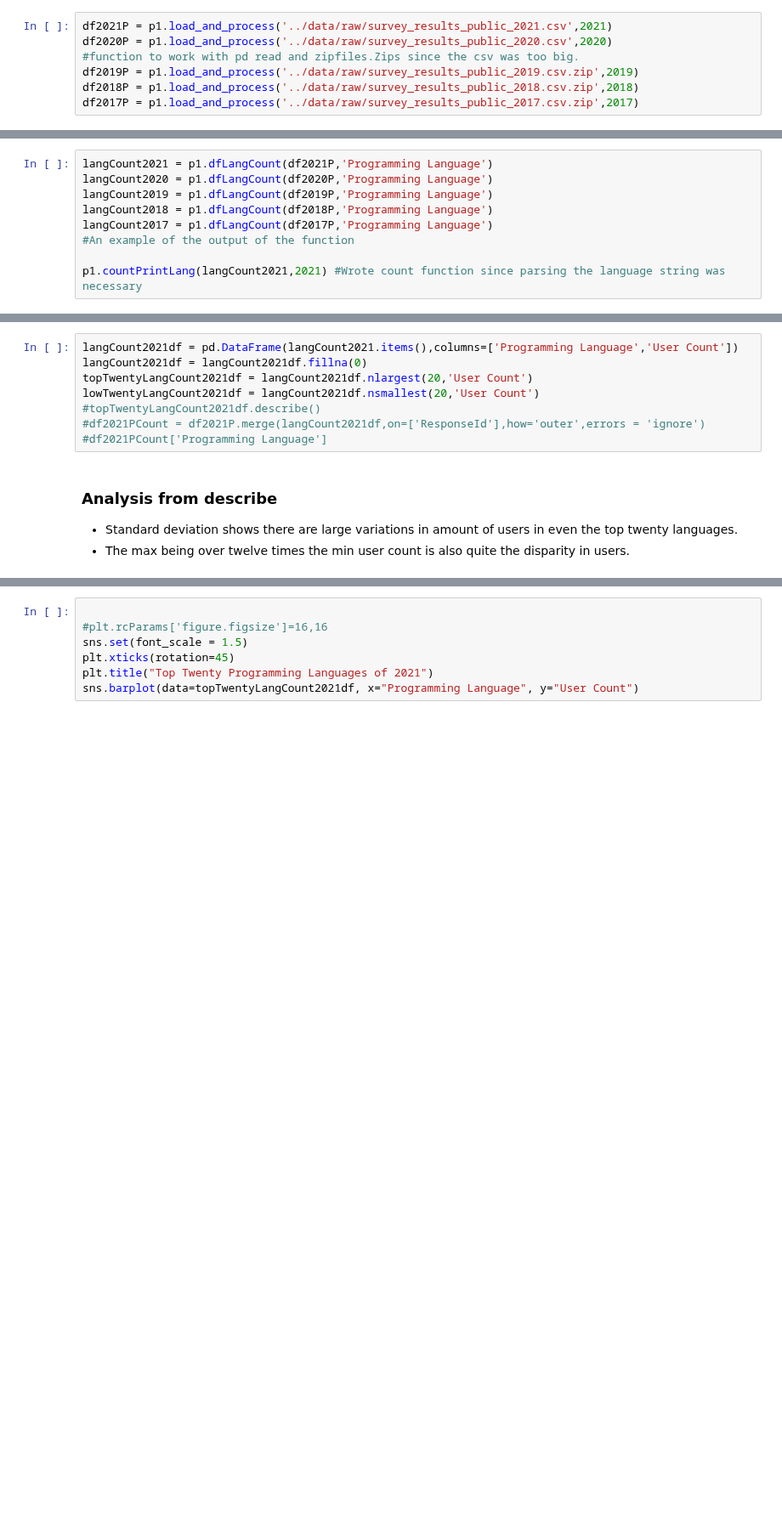
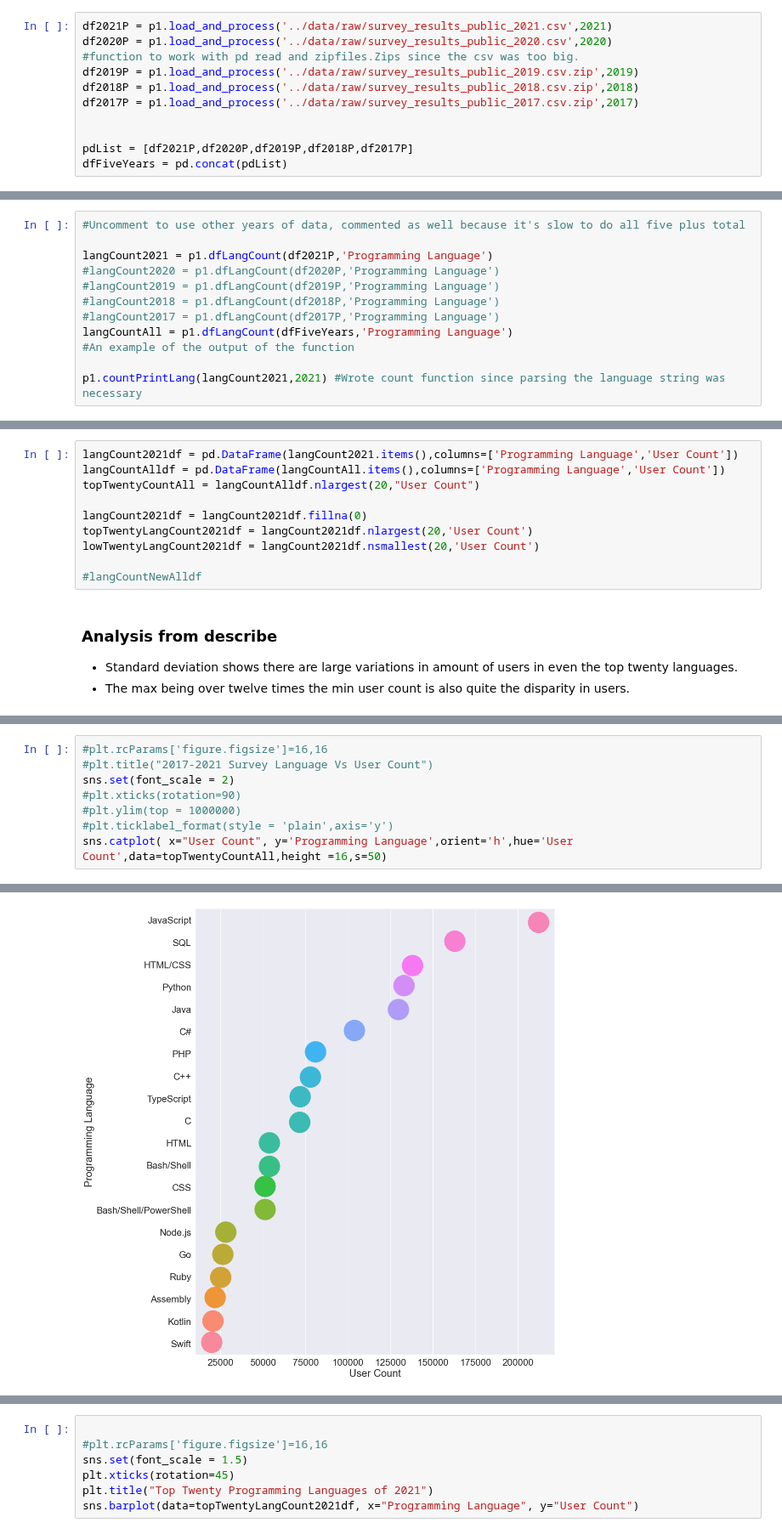
Before and after one commit to data301-2021-winter1/project-group13-project, a Jupyter notebook: notebooks/analysis1.ipynb, the cells around one changed output, grey strips where cells are left out. Shown at 85% size. Saved outputs shown, nothing was run; the diff lists cells and outputs as text; blank space fills up the shorter version.

```diff
--- a/notebooks/analysis1.ipynb
+++ b/notebooks/analysis1.ipynb
@@ -161,6 +161,10 @@ df2020P = p1.load_and_process('../data/raw/survey_results_public_2020.csv',2020)
 df2019P = p1.load_and_process('../data/raw/survey_results_public_2019.csv.zip',2019)
 df2018P = p1.load_and_process('../data/raw/survey_results_public_2018.csv.zip',2018)
 df2017P = p1.load_and_process('../data/raw/survey_results_public_2017.csv.zip',2017)
+
+
+pdList = [df2021P,df2020P,df2019P,df2018P,df2017P]
+dfFiveYears = pd.concat(pdList)
 # %%
 print(f"Rows and columns prior to processing, {df2021U.shape} and after {df2021P.shape}")
 # %% [output]
@@ -186,11 +190,14 @@ Index(['ResponseId', 'MainBranch', 'Employment', 'Country', 'US_State',
 
 Analysing the programming languages column of the dataframe. Iterating through the column splitting the row into a list by the semicolon delimiter then using the counter collection to get the occurences of each language.
 # %%
+#Uncomment to use other years of data, commented as well because it's slow to do all five plus total
+
 langCount2021 = p1.dfLangCount(df2021P,'Programming Language')
-langCount2020 = p1.dfLangCount(df2020P,'Programming Language')
-langCount2019 = p1.dfLangCount(df2019P,'Programming Language')
-langCount2018 = p1.dfLangCount(df2018P,'Programming Language')
-langCount2017 = p1.dfLangCount(df2017P,'Programming Language')
+#langCount2020 = p1.dfLangCount(df2020P,'Programming Language')
+#langCount2019 = p1.dfLangCount(df2019P,'Programming Language')
+#langCount2018 = p1.dfLangCount(df2018P,'Programming Language')
+#langCount2017 = p1.dfLangCount(df2017P,'Programming Language')
+langCountAll = p1.dfLangCount(dfFiveYears,'Programming Language')
 #An example of the output of the function
 
 p1.countPrintLang(langCount2021,2021) #Wrote count function since parsing the language string was necessary
@@ -220,12 +227,14 @@ print(topTwentyWorkedWithLangs2021)
 [('JavaScript', 53587), ('HTML/CSS', 46259), ('Python', 39792), ('SQL', 38835), ('Java', 29162), ('Node.js', 27975), ('TypeScript', 24909), ('C#', 22984), ('Bash/Shell', 22385), ('C++', 20057), ('PHP' ...
 # %%
 langCount2021df = pd.DataFrame(langCount2021.items(),columns=['Programming Language','User Count'])
+langCountAlldf = pd.DataFrame(langCountAll.items(),columns=['Programming Language','User Count'])
+topTwentyCountAll = langCountAlldf.nlargest(20,"User Count")
+
 langCount2021df = langCount2021df.fillna(0)
 topTwentyLangCount2021df = langCount2021df.nlargest(20,'User Count')
 lowTwentyLangCount2021df = langCount2021df.nsmallest(20,'User Count')
-#topTwentyLangCount2021df.describe()
-#df2021PCount = df2021P.merge(langCount2021df,on=['ResponseId'],how='outer',errors = 'ignore')
-#df2021PCount['Programming Language']
+
+#langCountNewAlldf
 # %% [markdown]
 ### Analysis from describe
 - Standard deviation shows there are large variations in amount of users in even the top twenty languages.
@@ -232,0 +245,9 @@ lowTwentyLangCount2021df = langCount2021df.nsmallest(20,'User Count')
+# %%
+#plt.rcParams['figure.figsize']=16,16
+#plt.title("2017-2021 Survey Language Vs User Count")
+sns.set(font_scale = 2)
+#plt.xticks(rotation=90)
+#plt.ylim(top = 1000000)
+#plt.ticklabel_format(style = 'plain',axis='y')
+sns.catplot( x="User Count", y='Programming Language',orient='h',hue='User Count',data=topTwentyCountAll,height =16,s=50)
+# %% [output]
@@ -233,3 +255,4 @@ lowTwentyLangCount2021df = langCount2021df.nsmallest(20,'User Count')
+[figure, added]
 # %%
 plt.rcParams['figure.figsize']=16,16
 plt.title("2021 Survey Language Vs User Count")
```
Also changed, not shown: parts of 7 cells of this notebook.
